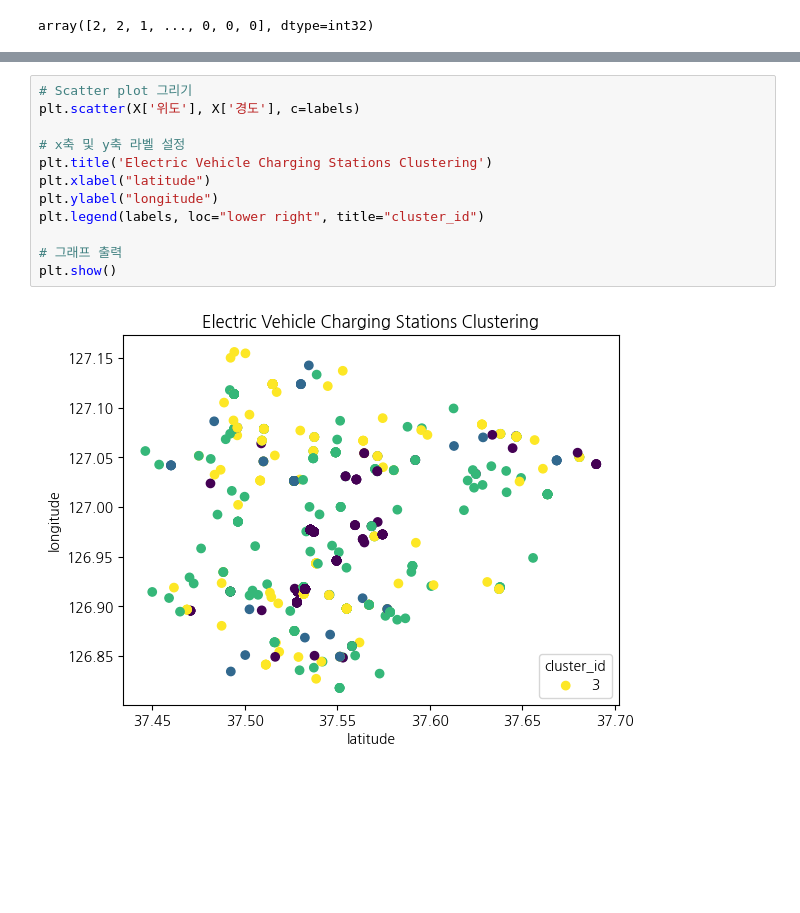
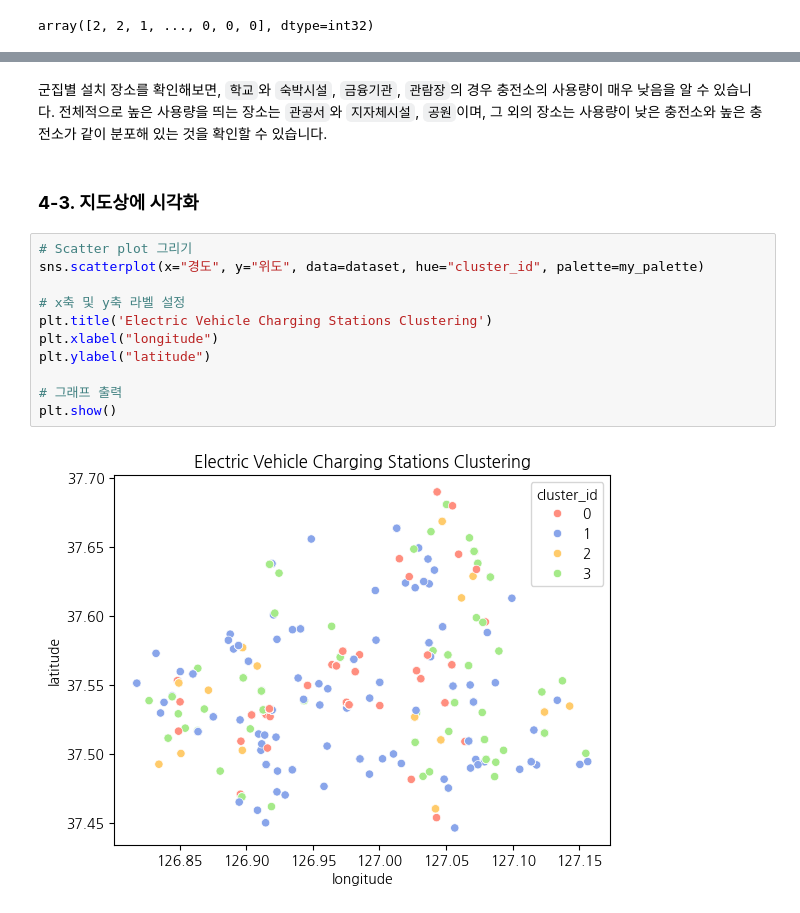
Before and after one commit to Konkuk-Univ-Glocal-Campus/ml202401-midterm-ehghks021203, a Jupyter notebook: midterm-Clustering.ipynb, the cells around one changed output, grey strips where cells are left out. Saved outputs shown, nothing was run; the diff lists cells and outputs as text; blank space fills up the shorter version.

```diff
--- a/midterm-Clustering.ipynb
+++ b/midterm-Clustering.ipynb
@@ -324,14 +375,17 @@ plt.show()
+# %% [markdown]
+군집별 설치 장소를 확인해보면, `학교`와 `숙박시설`, `금융기관`, `관람장`의 경우 충전소의 사용량이 매우 낮음을 알 수 있습니다. 전체적으로 높은 사용량을 띄는 장소는 `관공서`와 `지자체시설`, `공원`이며, 그 외의 장소는 사용량이 낮은 충전소와 높은 충전소가 같이 분포해 있는 것을 확인할 수 있습니다.
+# %% [markdown]
+### **4-3. 지도상에 시각화**
 # %%
 # Scatter plot 그리기
-plt.scatter(X['위도'], X['경도'], c=labels)
+sns.scatterplot(x="경도", y="위도", data=dataset, hue="cluster_id", palette=my_palette)
 
 # x축 및 y축 라벨 설정
 plt.title('Electric Vehicle Charging Stations Clustering')
-plt.xlabel("latitude")
-plt.ylabel("longitude")
-plt.legend(labels, loc="lower right", title="cluster_id")
+plt.xlabel("longitude")
+plt.ylabel("latitude")
 
 # 그래프 출력
 plt.show()
 # %% [output]
-[figure, old version]
+[figure, new version]
```
Also changed, not shown: parts of 29 cells of this notebook.
